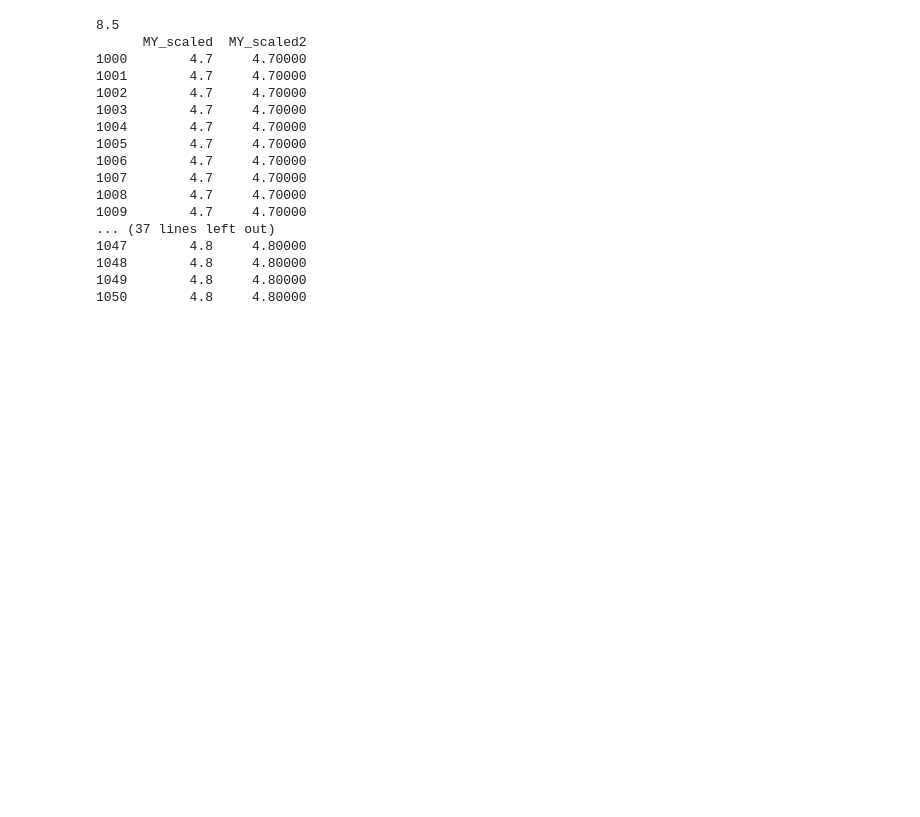
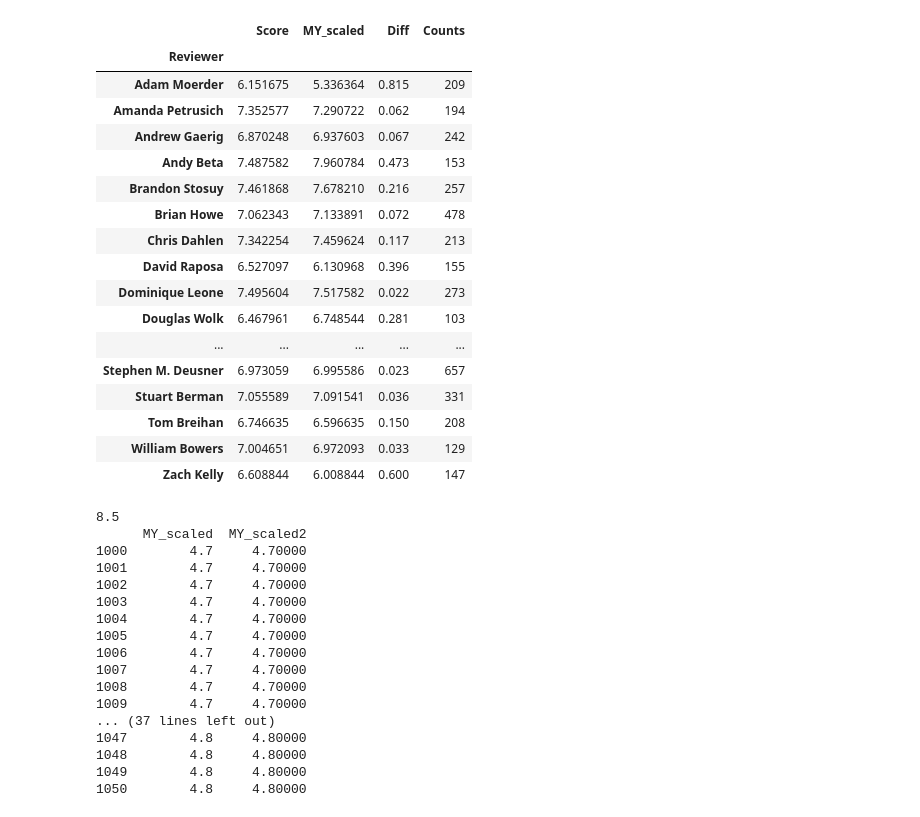
Before and after one commit to dsaber/pitchfork-hidden-gems, a Jupyter notebook: model_creation/clustering_validation.ipynb, the cells around one changed output. Saved outputs shown, nothing was run; the diff lists cells and outputs as text; code cells hidden in the pictures; blank space fills up the shorter version.

```diff
--- a/model_creation/clustering_validation.ipynb
+++ b/model_creation/clustering_validation.ipynb
@@ -39,6 +39,40 @@ df.head()
 | 2 | Helene | Mark Borthwick / Trevor hollAnd | REVIEW LOG Subject: Borthwick/hol... | Jul 23, 2002 | Brad Haywood | 4.0 | Rock,Japanese Rock,Japanese Rock | 0 | 4.088176 | 5.242819 | ... |
 | 3 | Music for Tourists | Chris Garneau | I'm generally reluctant to partic... | Mar 9, 2007 | Marc Hogan | 2.3 | Alternative & Punk,Indie Pop,Indi... | 0 | 4.232205 | 5.524910 | ... |
 | 4 | Glass Floor | Maritime | We may mock what we are to be, bu... | May 31, 2004 | Sam Ubl | 3.2 | Alternative & Punk,General Indie ... | 0 | 3.838976 | 5.261543 | ... |
+# %%
+# Answering the question... Are we simply reordering reviews based on reviewer?
+# Thankfully, the answer is usually no (the outliers - defined as absolute difference of 0.3 or greater -
+# among reviewers with more than 100 reviews include Adam Moerder, Andy Beta, David Raposa,
+# Grayson Currin, Ian Cohen, Paul Thompson, and Zach Kelly (out of 46 such reviewers)
+
+# Interestingly, nearly all of these reviewers write about Metal music. Perhaps Grayson Currin's
+# writing simply formed the majority of the foundation for what constituted a 'positive' metal
+# review in my model.
+
+df_reviewer = df[['Score', 'MY_scaled']].groupby(df['Reviewer']).mean()
+df_reviewer['Diff'] = np.round(np.abs(df_reviewer['Score'] - df_reviewer['MY_scaled']), 3)
+df_reviewer['Counts'] = df['Album'].groupby(df['Reviewer']).count()
+df_important = df_reviewer[df_reviewer['Counts'] > 100]
+df_important
+# %% [output]
+|  | Score | MY_scaled | Diff | Counts |
+| Reviewer |  |  |  |  |
+| Adam Moerder | 6.151675 | 5.336364 | 0.815 | 209 |
+| Amanda Petrusich | 7.352577 | 7.290722 | 0.062 | 194 |
+| Andrew Gaerig | 6.870248 | 6.937603 | 0.067 | 242 |
+| Andy Beta | 7.487582 | 7.960784 | 0.473 | 153 |
+| Brandon Stosuy | 7.461868 | 7.678210 | 0.216 | 257 |
+| Brian Howe | 7.062343 | 7.133891 | 0.072 | 478 |
+| Chris Dahlen | 7.342254 | 7.459624 | 0.117 | 213 |
+| David Raposa | 6.527097 | 6.130968 | 0.396 | 155 |
+| Dominique Leone | 7.495604 | 7.517582 | 0.022 | 273 |
+| Douglas Wolk | 6.467961 | 6.748544 | 0.281 | 103 |
+| ... | ... | ... | ... | ... |
+| Stephen M. Deusner | 6.973059 | 6.995586 | 0.023 | 657 |
+| Stuart Berman | 7.055589 | 7.091541 | 0.036 | 331 |
+| Tom Breihan | 6.746635 | 6.596635 | 0.150 | 208 |
+| William Bowers | 7.004651 | 6.972093 | 0.033 | 129 |
+| Zach Kelly | 6.608844 | 6.008844 | 0.600 | 147 |
 # %%
 # a check to ensure my scaling concept works consistently
 from map_scale import *
```
